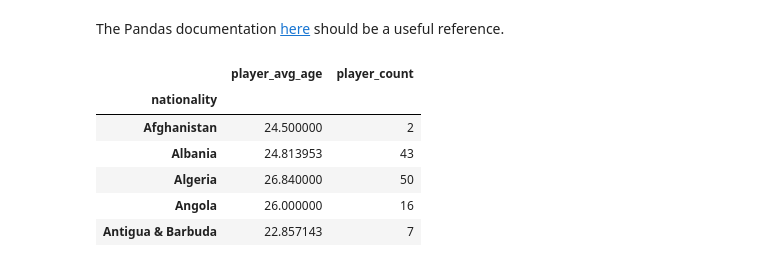
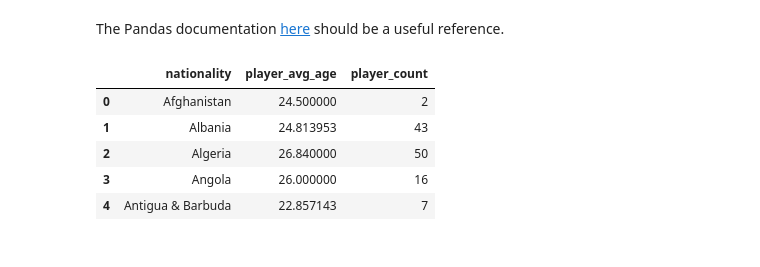
Before and after one commit to adamjweintraut/W209_colab, a Jupyter notebook: Week_02_Assignment_W209.ipynb, the cells around one changed output. Drawn from its saved outputs; the diff is of its cells as text; code cells hidden in the pictures.

```diff
--- a/Week_02_Assignment_W209.ipynb
+++ b/Week_02_Assignment_W209.ipynb
@@ -24,14 +27,14 @@ df.head()
 # %% [markdown]
 The Pandas documentation [here](https://pandas.pydata.org/pandas-docs/stable/user_guide/groupby.html#applying-multiple-functions-at-once) should be a useful reference.
 # %%
-nationality_df = df.groupby(['nationality'])['age', 'sofifa_id'].agg({'age' : 'mean', 'sofifa_id' : 'count'})
-nationality_df.columns = ['player_avg_age', 'player_count']
+nationality_df = df.groupby('nationality').agg(player_avg_age=('age', 'mean'), player_count=('sofifa_id', 'count')).reset_index()
+# nationality_df.columns = nationality_df.droplevel(0)
+# nationality_df.columns = ['nationality', 'player_avg_age', 'player_count']
 nationality_df.head(5)
 # %% [output]
-|  | player_avg_age | player_count |
-| nationality |  |  |
-| Afghanistan | 24.500000 | 2 |
-| Albania | 24.813953 | 43 |
-| Algeria | 26.840000 | 50 |
-| Angola | 26.000000 | 16 |
-| Antigua & Barbuda | 22.857143 | 7 |
+|  | nationality | player_avg_age | player_count |
+| 0 | Afghanistan | 24.500000 | 2 |
+| 1 | Albania | 24.813953 | 43 |
+| 2 | Algeria | 26.840000 | 50 |
+| 3 | Angola | 26.000000 | 16 |
+| 4 | Antigua & Barbuda | 22.857143 | 7 |
```
Also changed, not shown: parts of 7 cells of this notebook.
